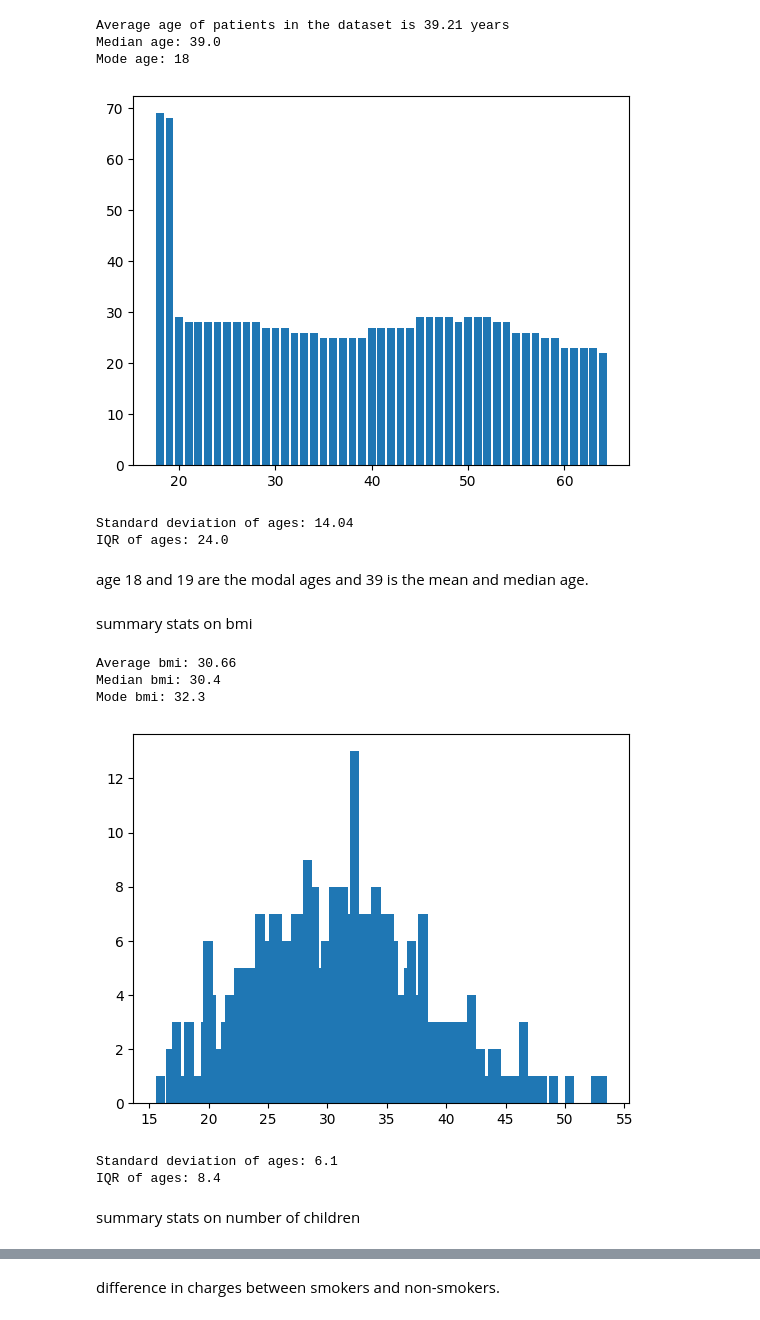
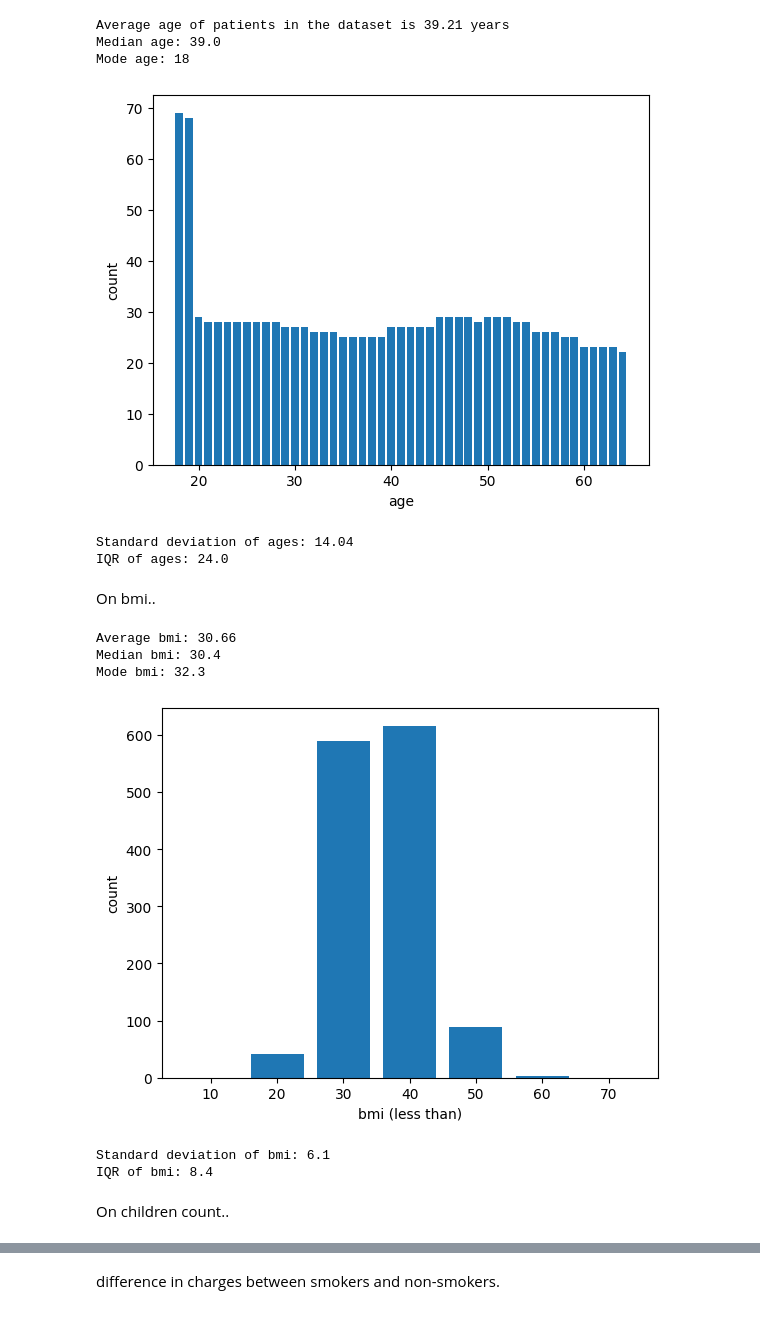
Before and after one commit to Mohak475/portfolio-proj-1, a Jupyter notebook: main_book.ipynb, the cells around one changed output, grey strips where cells are left out. Cells and saved outputs as stored; diff of their text form; code cells hidden in the pictures.

```diff
--- a/main_book.ipynb
+++ b/main_book.ipynb
@@ -143,43 +141,52 @@ x = np.array(list(ages_count.keys()))
 y = np.array(list(ages_count.values()))
 
 plt.bar(x,y)
+plt.xlabel("age")
+plt.ylabel("count")
 plt.show()
 
 print("Standard deviation of ages: {}".format(round(statistics.pstdev(age_list),2)))
 print("IQR of ages: {}".format(round(np.quantile(age_list,0.75) - np.quantile(age_list,0.25),2)))
 # %% [output]
-[figure, old version]
+[figure, new version]
 Standard deviation of ages: 14.04
 IQR of ages: 24.0
-# %% [markdown]
-age 18 and 19 are the modal ages and 39 is the mean and median age.
-# %% [markdown]
-summary stats on bmi
+# %% [markdown]
+On bmi..
 # %%
 print("Average bmi: {}".format(round(statistics.mean(bmi_list),2)))
 print("Median bmi: {}".format(round(statistics.median(bmi_list),2)))
 print("Mode bmi: {}".format(round(statistics.mode(bmi_list),2)))
 
 all_bmis = set(bmi_list)
-bmis_count = dict.fromkeys(all_bmis,0)
+groups_bmi_list = list(range(10,80,10))
+groups_bmi_dict = dict.fromkeys(groups_bmi_list,0)
+# bmis_count = dict.fromkeys(all_bmis,0)
 for row in imported_data:
-    bmis_count[float(row['bmi'])] += 1
+    bmi = float(row['bmi'])
+    # bmis_count[bmi] += 1
+    for group in groups_bmi_list:
+        if(bmi < group):
+            groups_bmi_dict[group] += 1
+            break
 
-x = np.array(list(bmis_count.keys()))
-y = np.array(list(bmis_count.values()))
+x = np.array(list(groups_bmi_dict.keys()))
+y = np.array(list(groups_bmi_dict.values()))
 
-plt.bar(x,y)
+plt.bar(x,y, width=8)
+plt.xlabel("bmi (less than)")
+plt.ylabel("count")
 plt.show()
 
-print("Standard deviation of ages: {}".format(round(statistics.pstdev(bmi_list),2)))
-print("IQR of ages: {}".format(round(np.quantile(bmi_list,0.75) - np.quantile(bmi_list,0.25),2)))
+print("Standard deviation of bmi: {}".format(round(statistics.pstdev(bmi_list),2)))
+print("IQR of bmi: {}".format(round(np.quantile(bmi_list,0.75) - np.quantile(bmi_list,0.25),2)))
 # %% [output]
 Average bmi: 30.66
 Median bmi: 30.4
 Mode bmi: 32.3
-[figure, old version]
+[figure, new version]
-Standard deviation of ages: 6.1
-IQR of ages: 8.4
+Standard deviation of bmi: 6.1
+IQR of bmi: 8.4
-# %% [markdown]
-summary stats on number of children
+# %% [markdown]
+On children count..
 # %%
```
Also changed, not shown: parts of 13 cells of this notebook.
